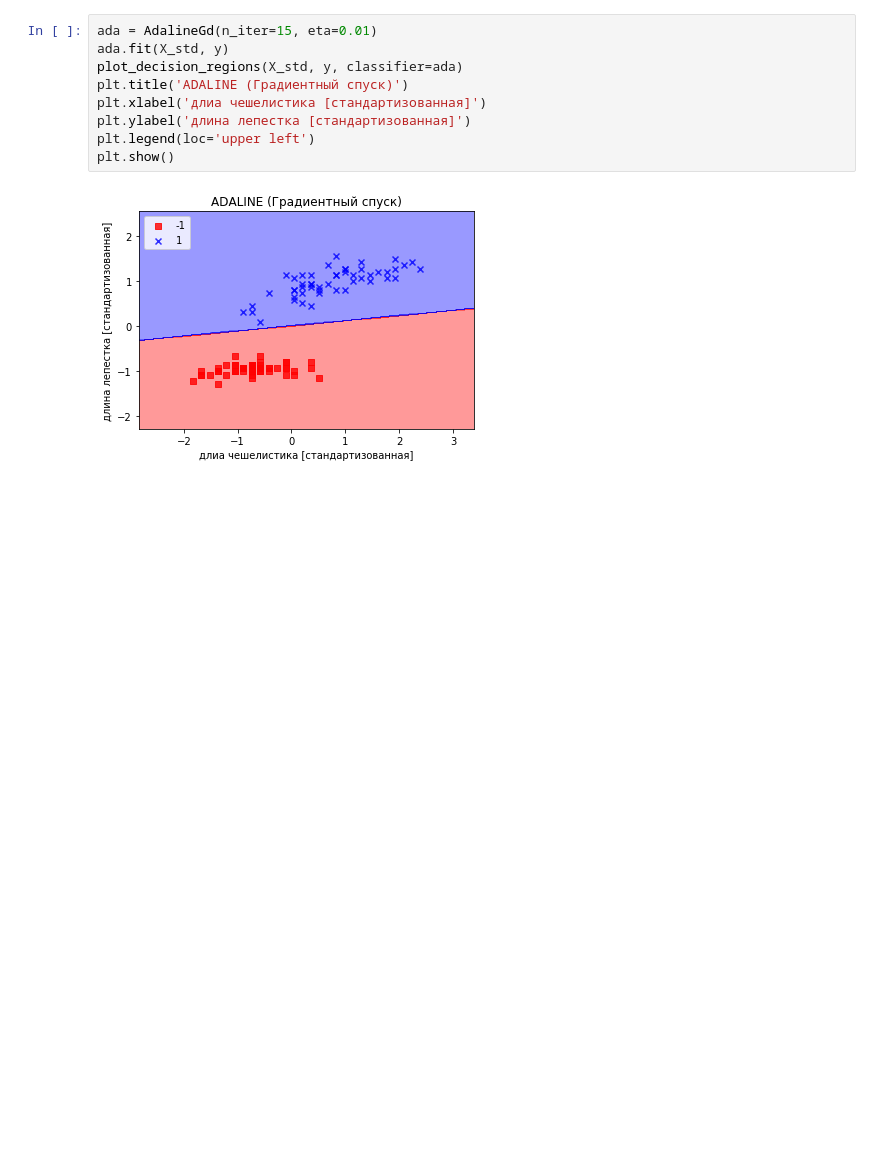
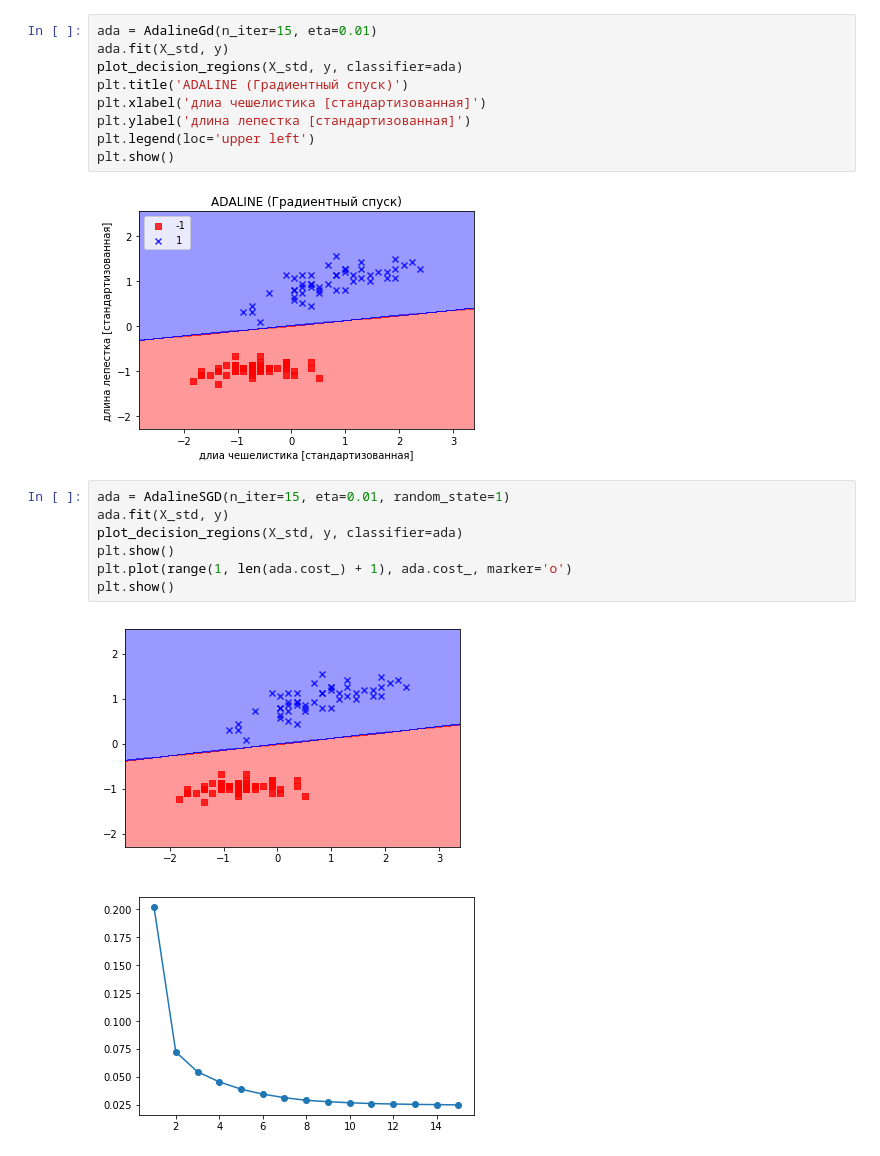
Before and after one commit to Quetalas/Machine-Learning, a Jupyter notebook: intro_to_ml/part_2.ipynb, the cells around one changed output. Drawn from its saved outputs; the diff is of its cells as text; blank space fills up the shorter version.

```diff
--- a/part_2.ipynb
+++ b/intro_to_ml/part_2.ipynb
@@ -90,3 +90,13 @@ plt.legend(loc='upper left')
 plt.show()
 # %% [output]
 [figure]
+# %%
+ada = AdalineSGD(n_iter=15, eta=0.01, random_state=1)
+ada.fit(X_std, y)
+plot_decision_regions(X_std, y, classifier=ada)
+plt.show()
+plt.plot(range(1, len(ada.cost_) + 1), ada.cost_, marker='o')
+plt.show()
+# %% [output]
+[figure, added]
+[figure, added]
```
Also changed, not shown: 8 other files.
